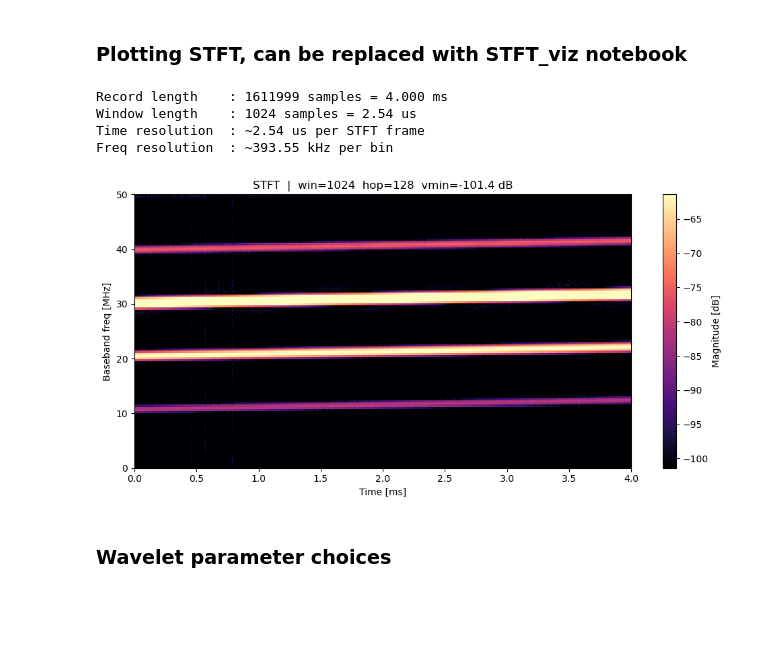
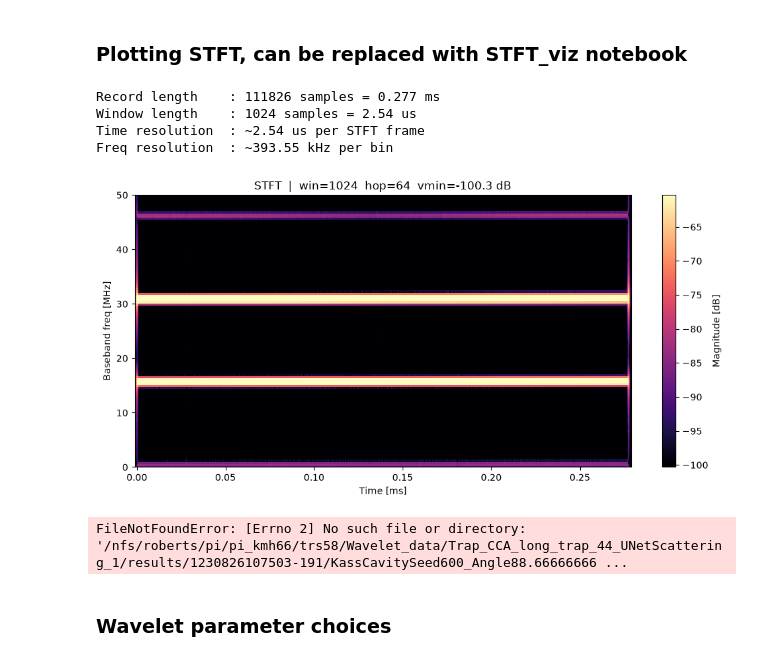
Before and after one commit to surukuchi-lab/project8-wavelet, a Jupyter notebook: Wavelet.ipynb, the cells around one changed output. Cells and saved outputs as stored; diff of their text form; code cells hidden in the pictures; blank space fills up the shorter version.

```diff
--- a/Wavelet.ipynb
+++ b/Wavelet.ipynb
@@ -14,0 +72,19 @@ utils.retrieval(17)
+# %%
+y = lambda x: np.sin(2*np.pi*40*x) + np.sin(2*np.pi*25*x)
+
+fs = 100
+T = 1/fs
+t = np.arange(0, 200, T)
+signal = y(t)
+N = len(signal)
+
+plt.plot(t, signal)
+plt.show()
+
+f = np.abs(np.fft.fft(signal))
+
+fs = np.fft.fftfreq(N, d=T)
+print(fs)
+
+plt.plot(fs[:N//2], f[:N//2])
+plt.show()
@@ -226,6 +391,7 @@ STD
 # %%
-I = np.load("data/I_1070126072228-023.npy")
-metadata = utils.get_quantities("data/metadata_1070126072228-023.json")
+I = np.load("data/I_10.npy")
+metadata = utils.get_quantities("data/metadata_10.json")
 f_actual = metadata[2]
+print(f_actual/1e6)
 fs = float(metadata[0])*1e6
-Q = np.load("data/Q_1070126072228-023.npy")
+Q = np.load("data/Q_10.npy")
@@ -283,40 +462,46 @@ Sliced to 1611999 samples = 4.00 ms
 ### Plotting STFT, can be replaced with STFT_viz notebook
 # %%
 N = len(signal)
-win_len = min(1024, N // 8)
-hop     = max(1, win_len // 8)
+win_len =  min(1024, N // 8)
+hop     = max(1, win_len // 16)
 
 print(f"Record length    : {N} samples = {N/fs*1e3:.3f} ms")
 print(f"Window length    : {win_len} samples = {win_len/fs*1e6:.2f} us")
 print(f"Time resolution  : ~{win_len/fs*1e6:.2f} us per STFT frame")
 print(f"Freq resolution  : ~{fs/win_len/1e3:.2f} kHz per bin")
 
 win = gaussian(win_len, std=win_len/6, sym=True)
 SFT = ShortTimeFFT(win, hop=hop, fs=fs, fft_mode='centered',
                    scale_to='magnitude')
 Sxx = SFT.stft(signal)
 f_stft = SFT.f
 t_stft = SFT.t(N)
 
 mag_db = 20*np.log10(np.abs(Sxx) + 1e-12)
 vmax = np.percentile(mag_db, 99.5)
 vmin = vmax - 40          # 40 dB dynamic range
 
 fig, ax = plt.subplots(figsize=(10, 5))
 pcm = ax.pcolormesh(t_stft*1e3, f_stft/1e6, mag_db,
                     shading='auto', cmap='magma', vmin=vmin, vmax=vmax)
 ax.set_xlabel('Time [ms]'); ax.set_ylabel('Baseband freq [MHz]')
 ax.set_title(f'STFT  |  win={win_len}  hop={hop}  vmin={vmin:.1f} dB')
 #ax.set_xlim(0.0, 2.0)
 ax.set_ylim(0, 50)
 fig.colorbar(pcm, ax=ax, label='Magnitude [dB]')
 plt.tight_layout(); plt.show()
 # %% [output]
-Record length    : 1611999 samples = 4.000 ms
+Record length    : 111826 samples = 0.277 ms
 Window length    : 1024 samples = 2.54 us
 Time resolution  : ~2.54 us per STFT frame
 Freq resolution  : ~393.55 kHz per bin
-[figure, old version]
+[figure, new version]
+# %%
+from extract_lfa_b_field import *
+
+time_weighted_average("/nfs/roberts/pi/pi_kmh66/trs58/Wavelet_data/Trap_CCA_long_trap_44_UNetScattering_1/results/1230826107503-191/KassCavitySeed600_Angle88.66666666666667_0.001_CCA_long_trap_44Output.root", t_min=0, t_max=1/fs)
+# %% [output]
+FileNotFoundError: [Errno 2] No such file or directory: '/nfs/roberts/pi/pi_kmh66/trs58/Wavelet_data/Trap_CCA_long_trap_44_UNetScattering_1/results/1230826107503-191/KassCavitySeed600_Angle88.66666666 ...
 # %% [markdown]
 ### Wavelet parameter choices
 # %%
```
Also changed, not shown: parts of 27 cells of this notebook, 3 other files.
